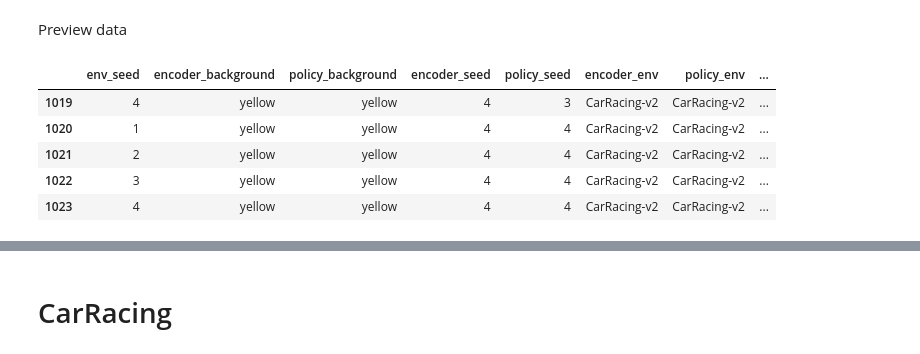
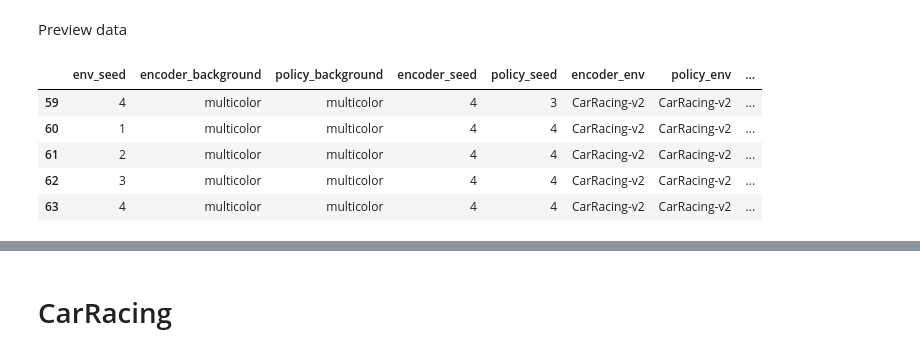
Before and after one commit to antoniopioricciardi/rl_relrepr_gymnasium, a Jupyter notebook: notebooks/stitching_results.ipynb, the cells around one changed output, grey strips where cells are left out. Saved outputs shown, nothing was run; the diff lists cells and outputs as text; code cells hidden in the pictures.

```diff
--- a/notebooks/stitching_results.ipynb
+++ b/notebooks/stitching_results.ipynb
@@ -16,22 +16,22 @@ test_path = 'experiments/stitching_tests'
 # %% [markdown]
 Preview data
 # %%
-env_id = "CarRacing-v2"
+env_id = "CarRacing-v2-multicolor"
 env_id_encoder = "CarRacing-v2"
 env_info = "rgb"
 
 """ SHOW LOGGED DATA """
 
 # read stitching_results_relative_ppo with pandas
-df = pd.read_csv(f'{test_path}/{env_id}/{env_info}/translate/fps/{env_id_encoder}_relu_stitching_results_ppo.csv', sep=',')
+df = pd.read_csv(f'{test_path}/{env_id}/{env_info}/absolute/{env_id_encoder}_relu_stitching_results_ppo.csv', sep=',')
 df.tail()
 # %% [output]
 |  | env_seed | encoder_background | policy_background | encoder_seed | policy_seed | encoder_env | policy_env | ... |
-| 1019 | 4 | yellow | yellow | 4 | 3 | CarRacing-v2 | CarRacing-v2 | ... |
-| 1020 | 1 | yellow | yellow | 4 | 4 | CarRacing-v2 | CarRacing-v2 | ... |
-| 1021 | 2 | yellow | yellow | 4 | 4 | CarRacing-v2 | CarRacing-v2 | ... |
-| 1022 | 3 | yellow | yellow | 4 | 4 | CarRacing-v2 | CarRacing-v2 | ... |
-| 1023 | 4 | yellow | yellow | 4 | 4 | CarRacing-v2 | CarRacing-v2 | ... |
+| 59 | 4 | multicolor | multicolor | 4 | 3 | CarRacing-v2 | CarRacing-v2 | ... |
+| 60 | 1 | multicolor | multicolor | 4 | 4 | CarRacing-v2 | CarRacing-v2 | ... |
+| 61 | 2 | multicolor | multicolor | 4 | 4 | CarRacing-v2 | CarRacing-v2 | ... |
+| 62 | 3 | multicolor | multicolor | 4 | 4 | CarRacing-v2 | CarRacing-v2 | ... |
+| 63 | 4 | multicolor | multicolor | 4 | 4 | CarRacing-v2 | CarRacing-v2 | ... |
 # %%
 """
 file has the following columns:
```
Also changed, not shown: parts of 19 cells of this notebook, 4 other files.
